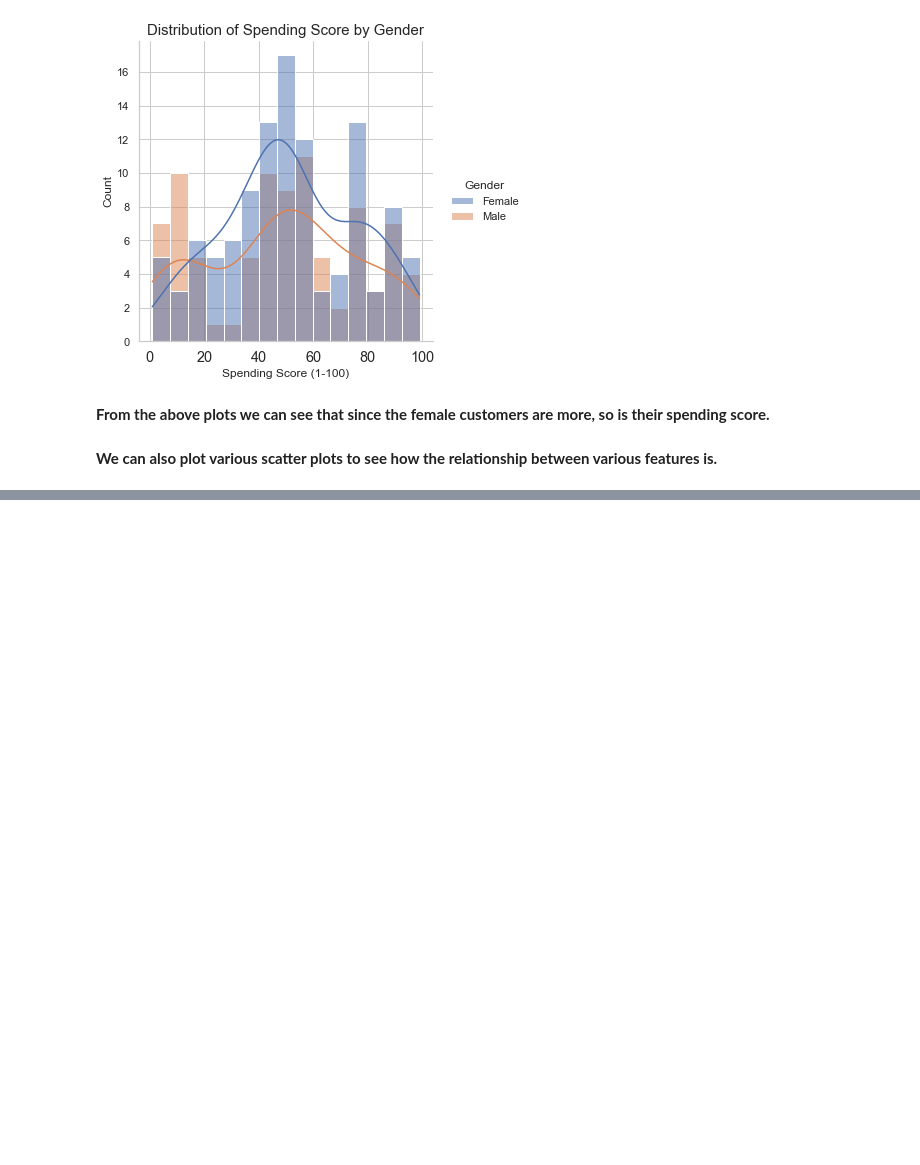
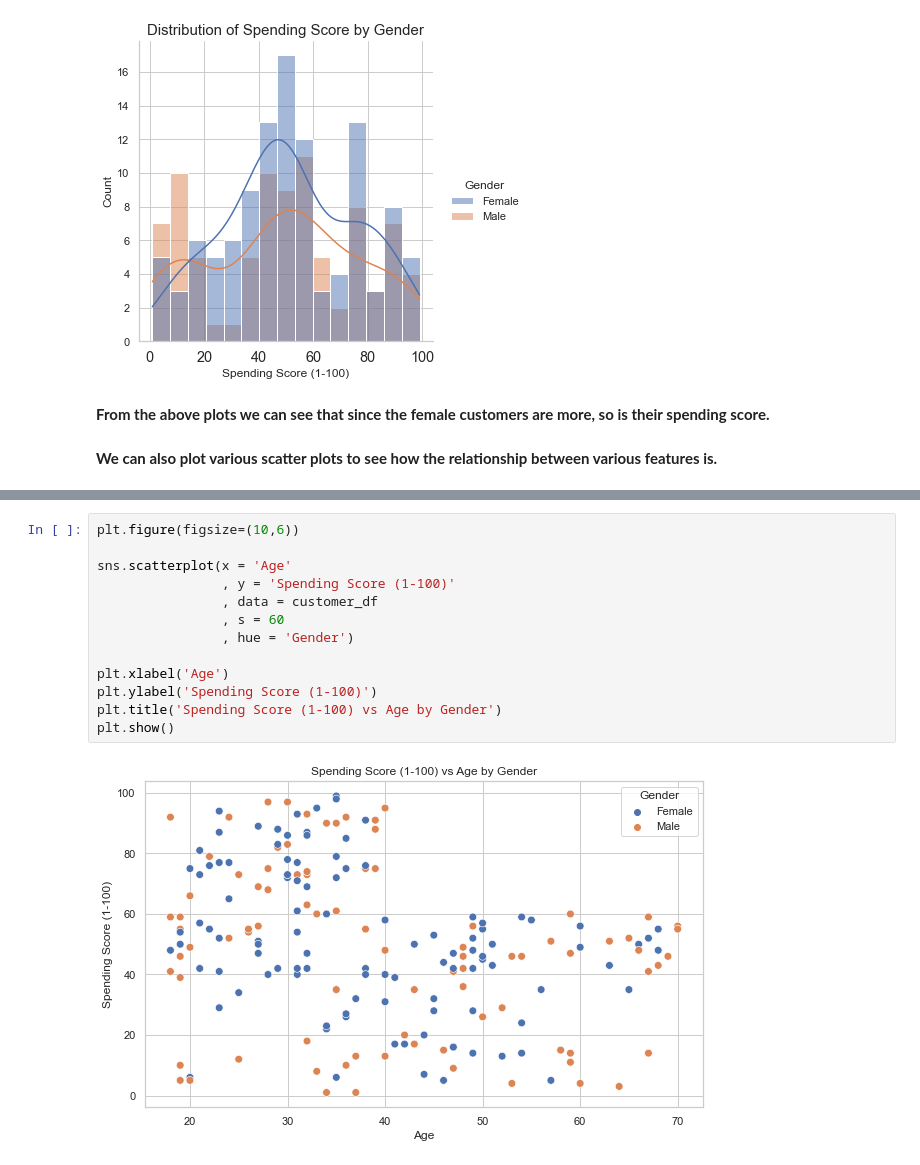
Before and after one commit to ayg15/mall-customer-segmentation, a Jupyter notebook: Mall Customer Segmentation.ipynb, the cells around one changed output, grey strips where cells are left out. Cells and saved outputs as stored; diff of their text form; blank space fills up the shorter version.

```diff
--- a/Mall Customer Segmentation.ipynb
+++ b/Mall Customer Segmentation.ipynb
@@ -259,0 +283,15 @@ plt.show()
+# %%
+plt.figure(figsize=(10,6))
+
+sns.scatterplot(x = 'Age'
+                , y = 'Spending Score (1-100)'
+                , data = customer_df
+                , s = 60
+                , hue = 'Gender')
+
+plt.xlabel('Age')
+plt.ylabel('Spending Score (1-100)')
+plt.title('Spending Score (1-100) vs Age by Gender')
+plt.show()
+# %% [output]
+[figure, added]
```
Also changed, not shown: parts of 4 cells of this notebook.
